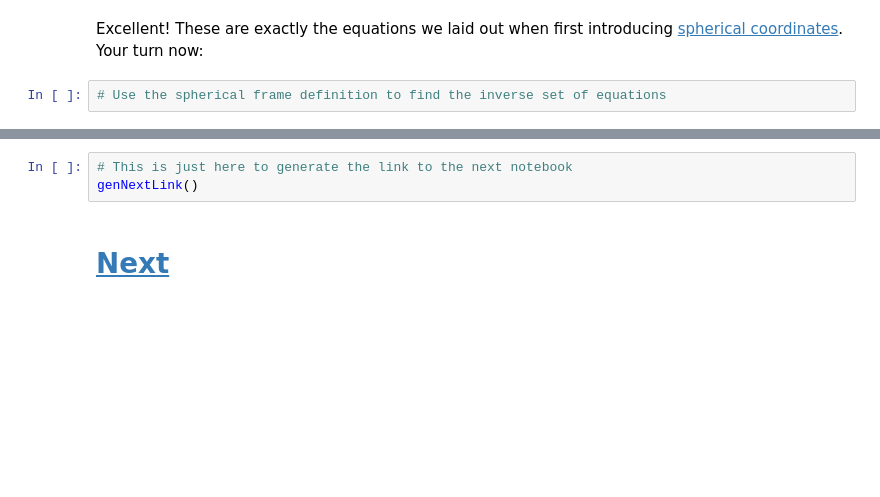
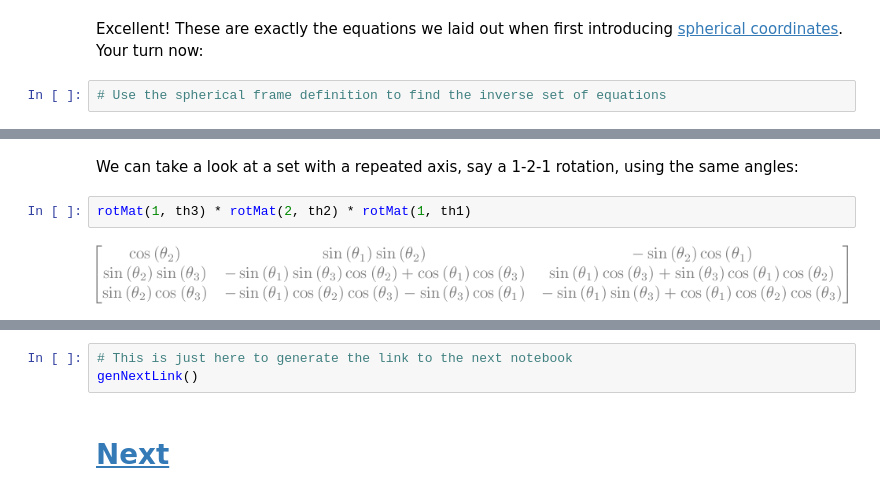
Before and after one commit to dsavransky/astrodynamicsbook, a Jupyter notebook: Notebooks/05-More Reference Frames.ipynb, the cells around one changed output, grey strips where cells are left out. Saved outputs shown, nothing was run; the diff lists cells and outputs as text; blank space fills up the shorter version.

```diff
--- a/Notebooks/05-More Reference Frames.ipynb
+++ b/Notebooks/05-More Reference Frames.ipynb
@@ -185,0 +236,6 @@ There are many other useful reference frames we can define, but these two (along
+# %% [markdown]
+We can take a look at a set with a repeated axis, say a 1-2-1 rotation, using the same angles:
+# %%
+rotMat(1, th3) * rotMat(2, th2) * rotMat(1, th1)
+# %% [output]
+[figure, added]
```
Also changed, not shown: parts of 47 cells of this notebook, 4 other files.
